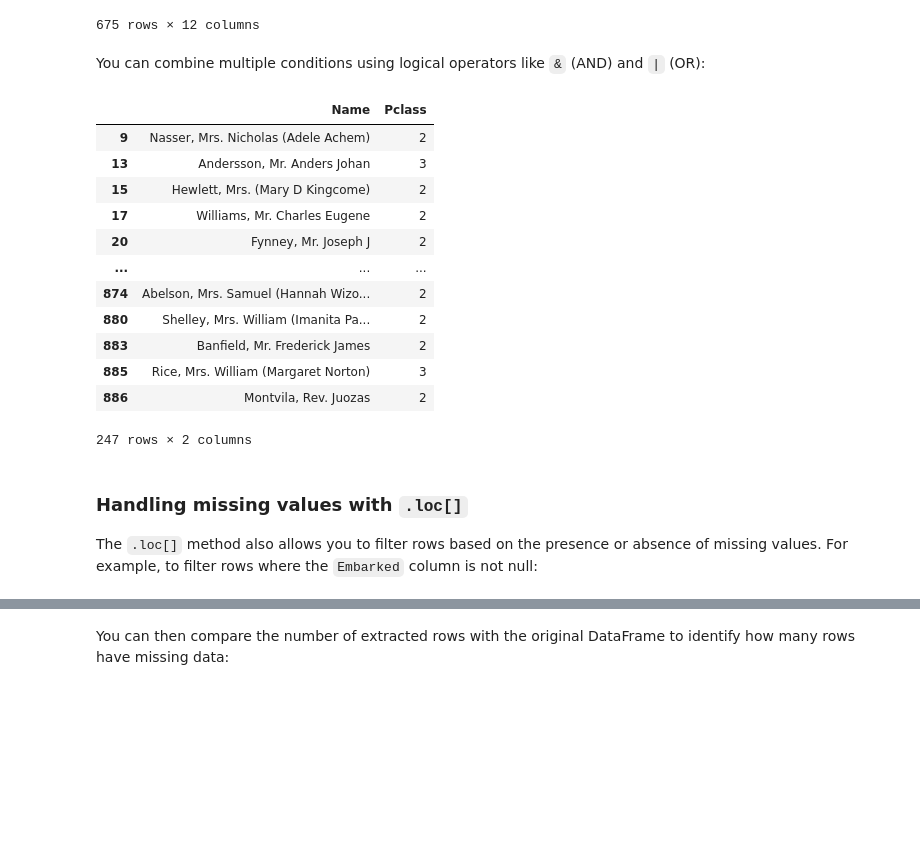
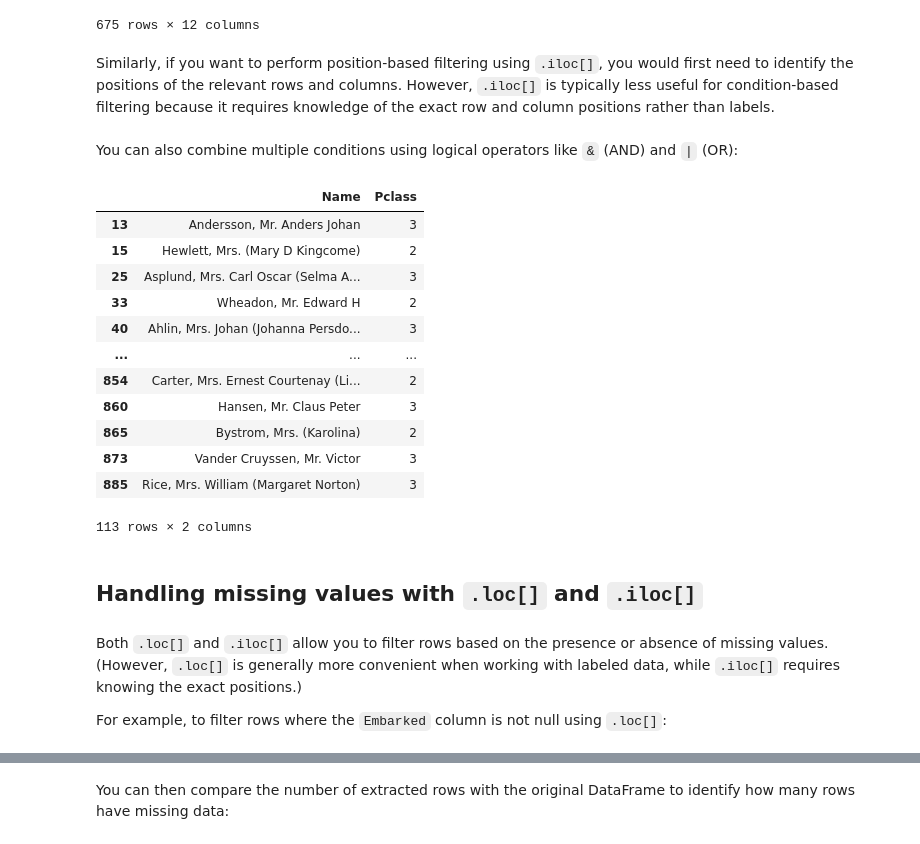
Before and after one commit to KUBDatalab/python, a Jupyter notebook: _sources/docs/pandas/03_pandas_subsets.ipynb, the cells around one changed output, grey strips where cells are left out. Saved outputs shown, nothing was run; the diff lists cells and outputs as text; code cells hidden in the pictures; blank space fills up the shorter version.

```diff
--- a/_sources/docs/pandas/03_pandas_subsets.ipynb
+++ b/_sources/docs/pandas/03_pandas_subsets.ipynb
@@ -283,30 +286,36 @@ titanic.loc[titanic['Pclass'].isin([2, 3])]
 | 888 | 889 | 0 | 3 | Johnston, Miss. Catherine Helen "... | female | NaN | 1 | 2 | W./C. 6607 | 23.4500 | ... |
 | 890 | 891 | 0 | 3 | Dooley, Mr. Patrick | male | 32.0 | 0 | 0 | 370376 | 7.7500 | ... |
 675 rows × 12 columns
+# %% [markdown]
+Similarly, if you want to perform position-based filtering using `.iloc[]`, you would first need to identify the positions of the relevant rows and columns. However, `.iloc[]` is typically less useful for condition-based filtering because it requires knowledge of the exact row and column positions rather than labels.
 # %% [markdown]
-You can combine multiple conditions using logical operators like `&` (AND) and `|` (OR):
+You can also combine multiple conditions using logical operators like `&` (AND) and `|` (OR):
 # %%
-# Filter rows where 'Pclass' is 2 or 3 and 'Age' is greater than 35, and select 'Name' and 'Pclass'.
+# Filter rows where ('Pclass' is either 2 or 3) AND ('Age' is greater than 35),
+# and then select the 'Name' and 'Pclass' columns.
 
-titanic.loc[(titanic['Pclass'] == 2) | (titanic['Pclass'] == 3) & (titanic['Age'] > 35), ['Name', 'Pclass']]
+titanic.loc[((titanic['Pclass'] == 2) | (titanic['Pclass'] == 3)) & (titanic['Age'] > 35), ['Name', 'Pclass']]
 # %% [output]
 |  | Name | Pclass |
-| 9 | Nasser, Mrs. Nicholas (Adele Achem) | 2 |
 | 13 | Andersson, Mr. Anders Johan | 3 |
 | 15 | Hewlett, Mrs. (Mary D Kingcome) | 2 |
-| 17 | Williams, Mr. Charles Eugene | 2 |
-| 20 | Fynney, Mr. Joseph J | 2 |
+| 25 | Asplund, Mrs. Carl Oscar (Selma A... | 3 |
+| 33 | Wheadon, Mr. Edward H | 2 |
+| 40 | Ahlin, Mrs. Johan (Johanna Persdo... | 3 |
 | ... | ... | ... |
-| 874 | Abelson, Mrs. Samuel (Hannah Wizo... | 2 |
-| 880 | Shelley, Mrs. William (Imanita Pa... | 2 |
-| 883 | Banfield, Mr. Frederick James | 2 |
+| 854 | Carter, Mrs. Ernest Courtenay (Li... | 2 |
+| 860 | Hansen, Mr. Claus Peter | 3 |
+| 865 | Bystrom, Mrs. (Karolina) | 2 |
+| 873 | Vander Cruyssen, Mr. Victor | 3 |
 | 885 | Rice, Mrs. William (Margaret Norton) | 3 |
-| 886 | Montvila, Rev. Juozas | 2 |
-247 rows × 2 columns
+113 rows × 2 columns
+# %% [markdown]
+## Handling missing values with `.loc[]` and `.iloc[]`
 # %% [markdown]
-### Handling missing values with `.loc[]`
+Both `.loc[]` and `.iloc[]` allow you to filter rows based on the presence or absence of missing values.\
+(However, `.loc[]` is generally more convenient when working with labeled data, while `.iloc[]` requires knowing the exact positions.)
 
-The `.loc[]` method also allows you to filter rows based on the presence or absence of missing values. For example, to filter rows where the `Embarked` column is not null:
+For example, to filter rows where the `Embarked` column is not null using `.loc[]`:
 # %%
 # Filter rows where 'Embarked' is not null using .loc[].
 
```
Also changed, not shown: parts of 17 cells of this notebook, 8 other files.
